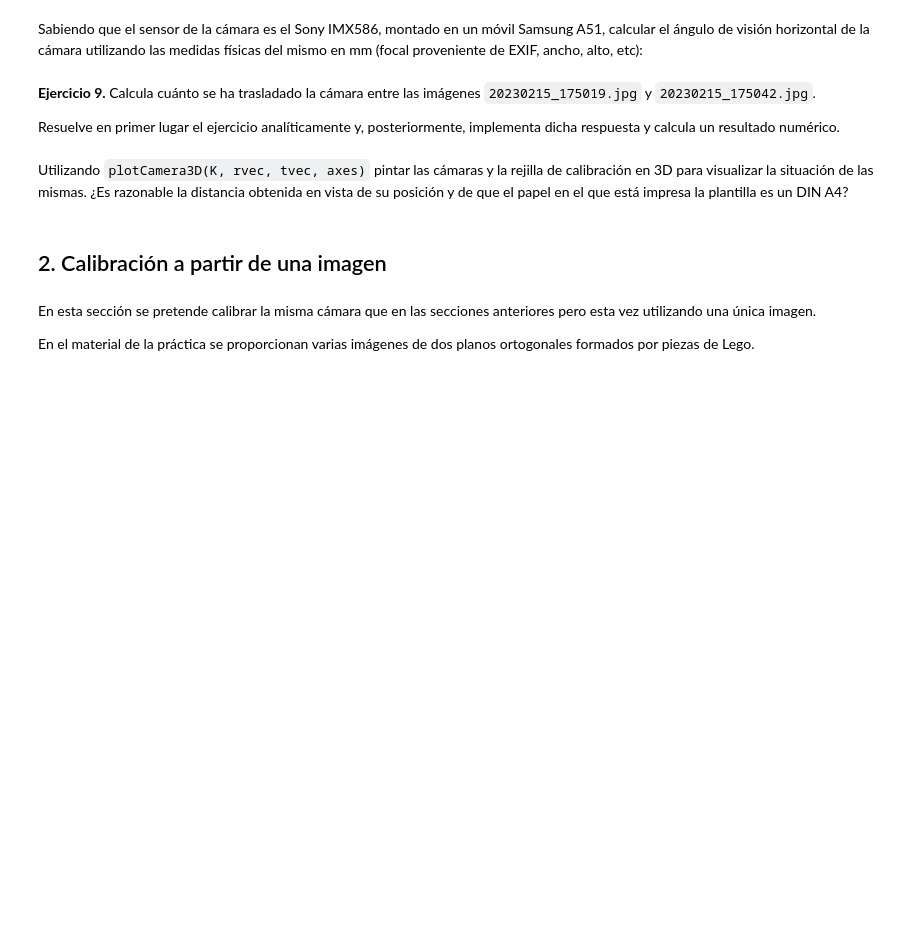
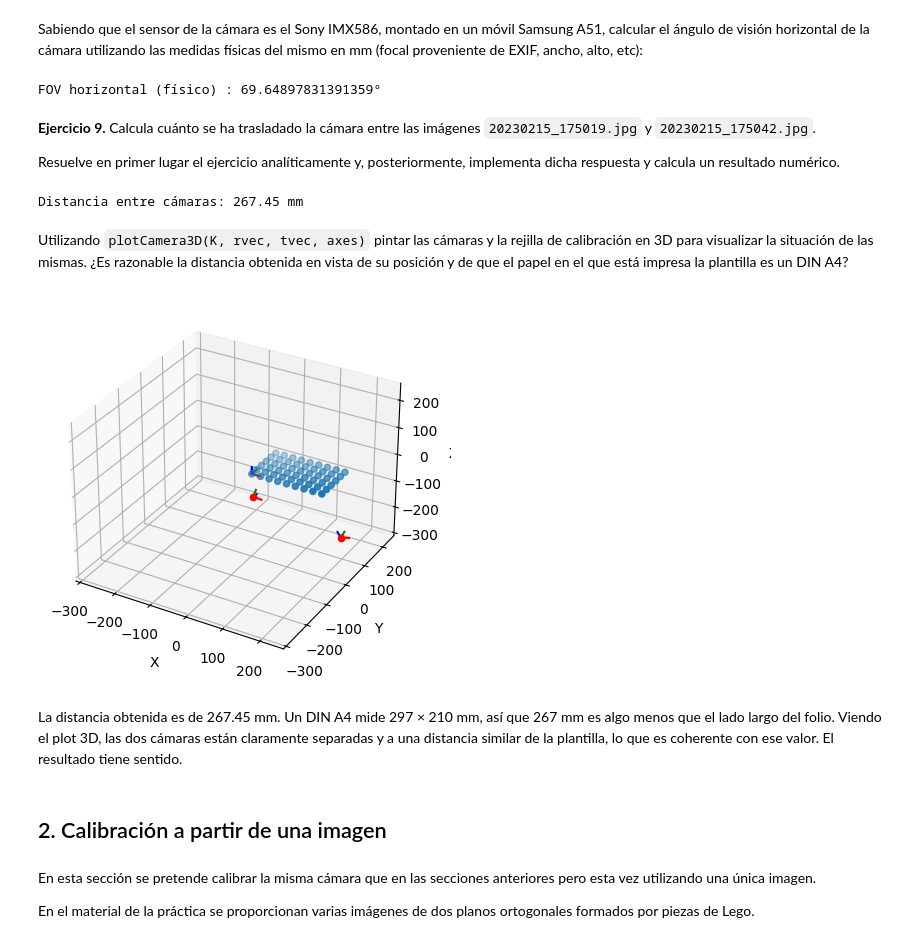
Before and after one commit to TarekElshami/Camera-Calibration-Zhang-Method, a Jupyter notebook: PracticaCalib2026_Alumnos.ipynb, the cells around one changed output. Cells and saved outputs as stored; diff of their text form; code cells hidden in the pictures; blank space fills up the shorter version.

```diff
--- a/PracticaCalib2026_Alumnos.ipynb
+++ b/PracticaCalib2026_Alumnos.ipynb
@@ -512,11 +556,63 @@ Resuelve en primer lugar el ejercicio analíticamente y, posteriormente, impleme
 # %% [markdown]
 Sabiendo que el sensor de la cámara es el Sony IMX586, montado en un móvil Samsung A51, calcular el ángulo de visión horizontal de la cámara utilizando las medidas físicas del mismo en mm (focal proveniente de EXIF, ancho, alto, etc):
+# %%
+# Con medidas físicas del sensor: misma fórmula pero en mm.
+# Ancho del sensor = W píxeles × 0.0016 mm/píxel
+# Asumo la lente centrada en el sensor
+# y uso la fórmula simplificada: 2 * arctan(ancho / (2 * focal))
+
+sensor_width_mm = W * 0.0016
+fov_h_fisico = np.degrees(2 * np.arctan(sensor_width_mm / (2 * f_exif_mm)))
+print(f"FOV horizontal (físico) : {fov_h_fisico}°")
+# %% [output]
+FOV horizontal (físico) : 69.64897831391359°
 # %% [markdown]
 **Ejercicio 9.** Calcula cuánto se ha trasladado la cámara entre las imágenes ``20230215_175019.jpg``  y ``20230215_175042.jpg``.
 
 Resuelve en primer lugar el ejercicio analíticamente y, posteriormente, implementa dicha respuesta y calcula un resultado numérico.
+# %%
+# tvec contiene la posición del origen de la escena vista desde la cámara.
+# Para obtener la posición de la cámara en coordenadas del mundo se invierte:
+#   C = -R.T @ tvec
+#
+# La distancia entre las dos cámaras es la norma de la diferencia entre
+# sus centros ópticos
+
+idx1 = fnames.index('calibration_pattern\\20230215_175019.jpg')
+idx2 = fnames.index('calibration_pattern\\20230215_175042.jpg')
+
+R1, _ = cv2.Rodrigues(rvecs[idx1])
+R2, _ = cv2.Rodrigues(rvecs[idx2])
+C1 = -R1.T @ tvecs[idx1]
+C2 = -R2.T @ tvecs[idx2]
+
+distancia = np.linalg.norm(C2 - C1)
+print(f"Distancia entre cámaras: {distancia:.2f} mm")
+# %% [output]
+Distancia entre cámaras: 267.45 mm
 # %% [markdown]
 Utilizando ``plotCamera3D(K, rvec, tvec, axes)`` pintar las cámaras y la rejilla de calibración en 3D para visualizar la situación de las mismas. ¿Es razonable la distancia obtenida en vista de su posición y de que el papel en el que está impresa la plantilla es un DIN A4?
+# %%
+ppl.figure()
+axes = ppl.axes(projection='3d')
+axes.set_xlabel('X')
+axes.set_ylabel('Y')
+axes.set_zlabel('Z')
+
+plot3DPoints(cb_points, axes)
+plotCamera3D(intrinsics, rvecs[idx1], tvecs[idx1], axes)
+plotCamera3D(intrinsics, rvecs[idx2], tvecs[idx2], axes)
+
+scaling = np.array([getattr(axes, 'get_{}lim'.format(dim))() for dim in 'xyz'])
+axes.auto_scale_xyz(*[[np.min(scaling), np.max(scaling)]]*3)
+ppl.show()
+# %% [output]
+[figure, added]
+# %% [markdown]
+La distancia obtenida es de 267.45 mm. Un DIN A4 mide 297 × 210 mm, así que 267 mm
+es algo menos que el lado largo del folio. Viendo el plot 3D, las dos cámaras están
+claramente separadas y a una distancia similar de la plantilla, lo que es coherente
+con ese valor. El resultado tiene sentido.
 # %% [markdown]
 ## 2. Calibración a partir de una imagen
 # %% [markdown]
```
Also changed, not shown: parts of 7 cells of this notebook.
